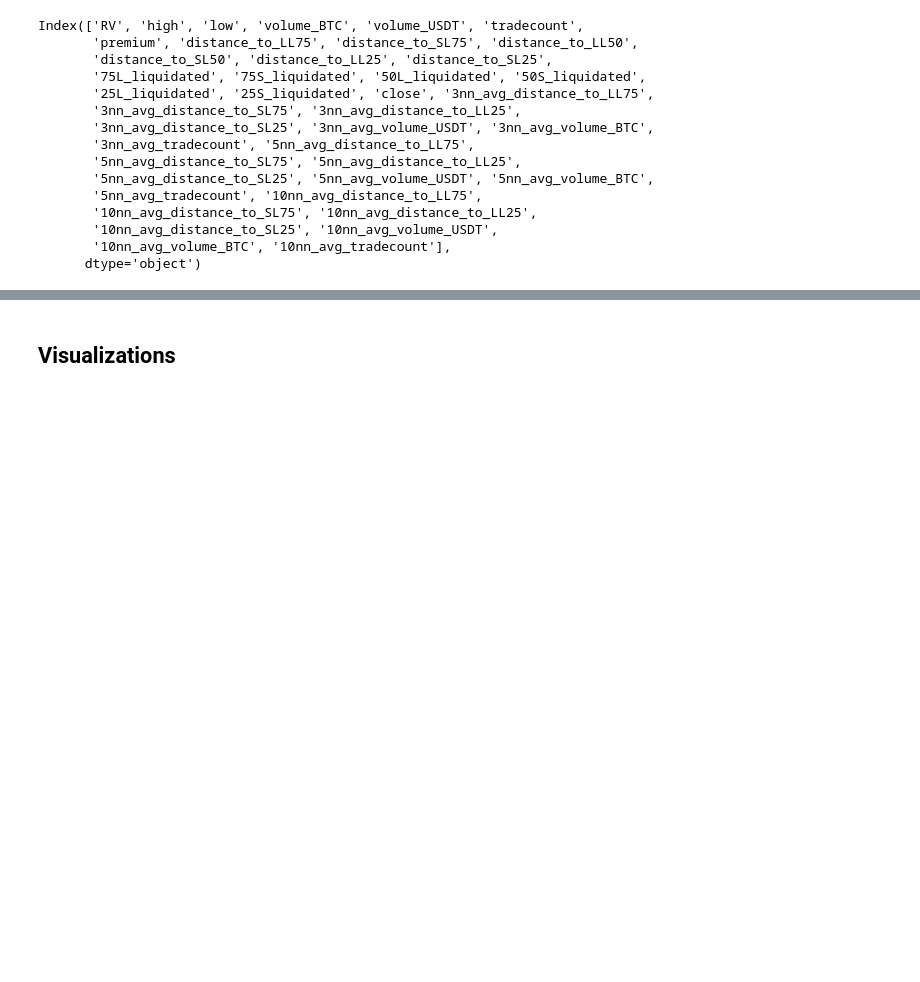
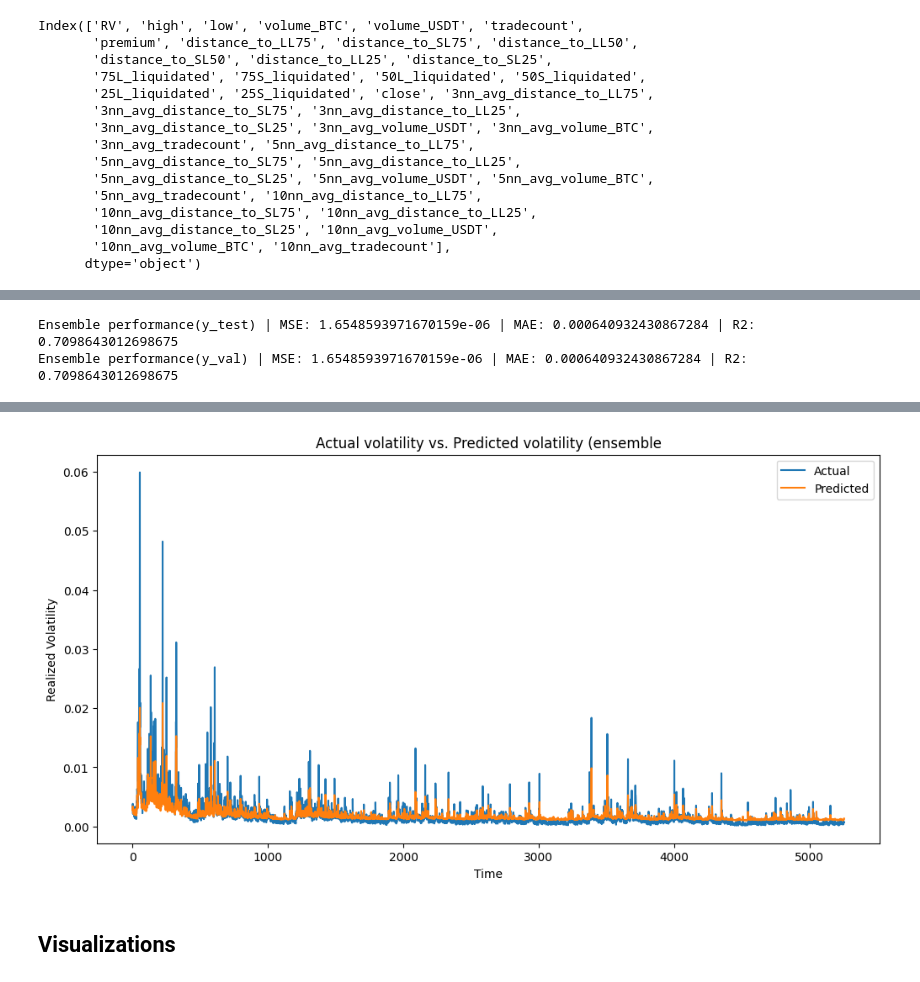
Before and after one commit to RJK00/BTCUSD-volatility-and-risk-forecasting, a Jupyter notebook: train_test_models.ipynb, the cells around one changed output, grey strips where cells are left out. Saved outputs shown, nothing was run; the diff lists cells and outputs as text; code cells hidden in the pictures; blank space fills up the shorter version.

Commit message:
incorporated timeseries cross validator during data splitting, added visualization for actual vs predicted values from the ensembled model, and replaced deprecated arguments

```diff
--- a/train_test_models.ipynb
+++ b/train_test_models.ipynb
@@ -509,0 +480,13 @@ print(ensemble_model.evaluate(X_val,y_val))
+# %%
+# evaluate performance of the ensembe model
+print(f"Ensemble performance(y_test) | MSE: {ensemble_eval['MSE']} | MAE: {ensemble_eval['MAE']} | R2: {ensemble_eval['R2']}")
+print(f"Ensemble performance(y_val) | MSE: {ensemble_eval['MSE']} | MAE: {ensemble_eval['MAE']} | R2: {ensemble_eval['R2']}")
+# %% [output]
+Ensemble performance(y_test) | MSE: 1.6548593971670159e-06 | MAE: 0.000640932430867284 | R2: 0.7098643012698675
+Ensemble performance(y_val) | MSE: 1.6548593971670159e-06 | MAE: 0.000640932430867284 | R2: 0.7098643012698675
+# %%
+# Visualize actual volatility values vs. ensemble predictions
+# y_pred_cnn_lstm = cnn_lstm_model.model.predict(X_test_cnn_lstm)
+y_pred_ensemble = ensemble_model.predict(X_test)
+ensemble_model.visualize_ensemble_prediction(y_test, y_pred_ensemble)
+# %% [output]
@@ -510,3 +494,4 @@ print(ensemble_model.evaluate(X_val,y_val))
+[figure, added]
 # %% [markdown]
 ## Visualizations
 # %%
```
Also changed, not shown: parts of 8 cells of this notebook.
